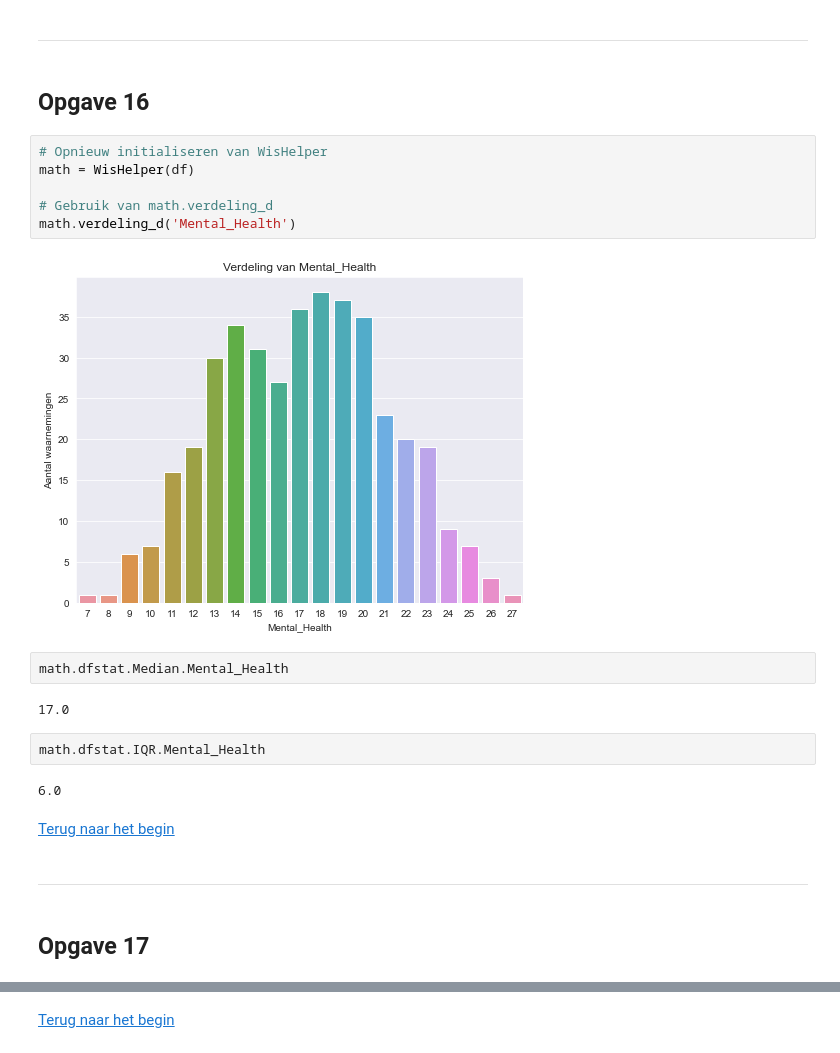
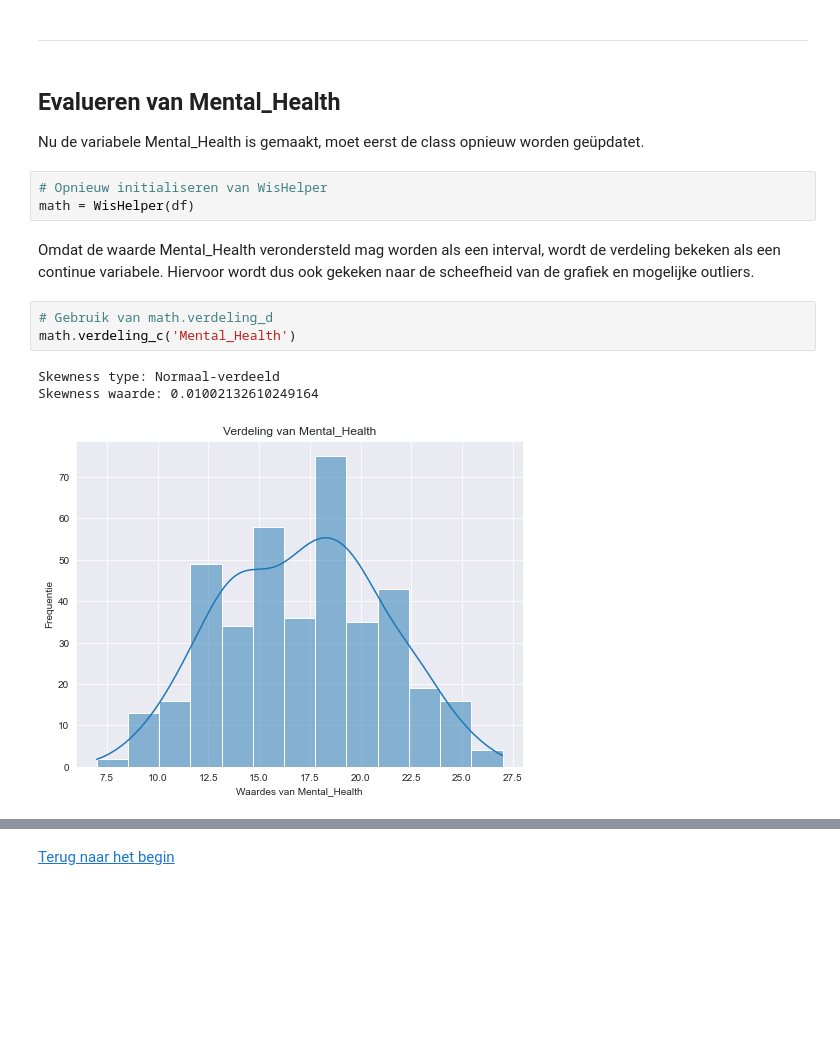
Before and after one commit to BJHeemskerk/WisPort11, a Jupyter notebook: WiskundeII_Portfolio.ipynb, the cells around one changed output, grey strips where cells are left out. Saved outputs shown, nothing was run; the diff lists cells and outputs as text; blank space fills up the shorter version.

```diff
--- a/WiskundeII_Portfolio.ipynb
+++ b/WiskundeII_Portfolio.ipynb
@@ -853,26 +858,18 @@ Hoewel "Mental_Health" soms behandeld kan worden alsof het een interval is (wat
 # %% [markdown]
 --------------------
 # %% [markdown]
-## Opgave 16
+## Evalueren van Mental_Health <a name='eva'></a>
+
+Nu de variabele Mental_Health is gemaakt, moet eerst de class opnieuw worden geüpdatet.
+# %%
+# Opnieuw initialiseren van WisHelper
+math = WisHelper(df)
+# %% [markdown]
+Omdat de waarde Mental_Health verondersteld mag worden als een interval, wordt de verdeling bekeken als een continue variabele. Hiervoor wordt dus ook gekeken naar de scheefheid van de grafiek en mogelijke outliers.
 # %%
-# Opnieuw initialiseren van WisHelper
-math = WisHelper(df)
-
 # Gebruik van math.verdeling_d
-math.verdeling_d('Mental_Health')
+math.verdeling_c('Mental_Health')
 # %% [output]
+Skewness type: Normaal-verdeeld
+Skewness waarde: 0.01002132610249164
-[figure, old version]
+[figure, new version]
-# %%
-math.dfstat.Median.Mental_Health
-# %% [output]
-17.0
-# %%
-math.dfstat.IQR.Mental_Health
-# %% [output]
-6.0
-# %% [markdown]
-[Terug naar het begin](#begin)
-# %% [markdown]
---------------------
-# %% [markdown]
-## Opgave 17
```
Also changed, not shown: parts of 41 cells of this notebook.
